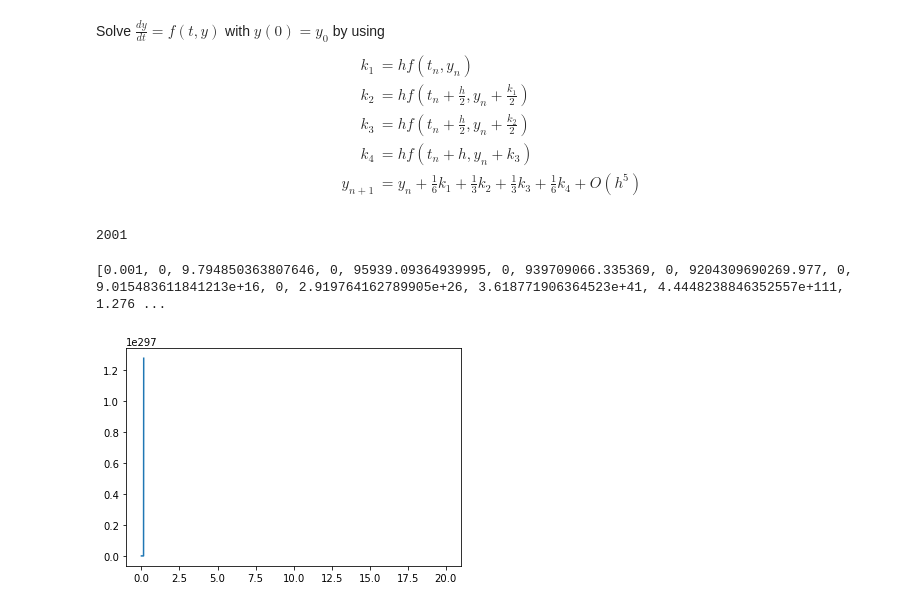
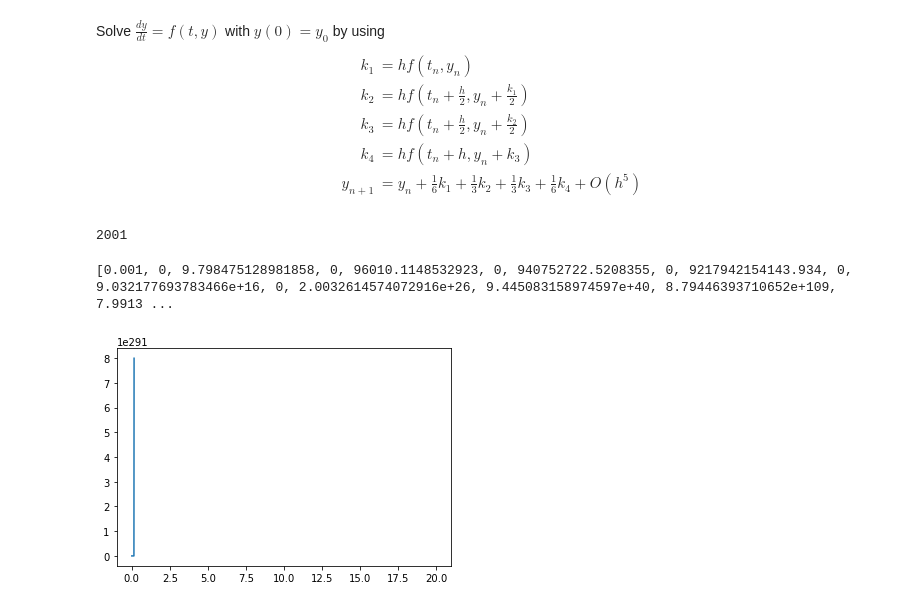
Before and after one commit to yd124/HIVintern2022Summer, a Jupyter notebook: ODEmodel-RK.ipynb, the cells around one changed output. Saved outputs shown, nothing was run; the diff lists cells and outputs as text; code cells hidden in the pictures.

```diff
--- a/ODEmodel-RK.ipynb
+++ b/ODEmodel-RK.ipynb
@@ -42,6 +42,11 @@ df
 | 65 | CHID08 | 31 | 26311 | 0.997 | 1.456 | 4.420137 |
 | 66 | CHID08 | 33 | 17425 | 0.872 | 1.579 | 4.241173 |
 67 rows × 6 columns
+# %%
+dg = df[['patient','dpi','vRNA']]
+
+dg1 = dg.groupby('patient').get_group('CHID46')
+dg1.to_csv('dg1.csv',index=False)
 # %%
 df1 = df[['patient','dpi','log_vRNA']]
 df2 = df[['patient','dpi','IgM','IgG']].replace('-',np.nan).dropna()
@@ -242,20 +263,20 @@ def predict_v(beta_0,beta_ifty, k, dlt, p, d, tau):
         t += h
 
     return V
-# %%
-len(pred)
-# %% [output]
-2001
+# %%
+len(pred)
+# %% [output]
+2001
 # %%
 # beta_0,beta_ifty, k, dlt, p, d, tau = 4.2*(10**-7),0.76*(10**-7),0.049,0.812,12.962*(10**3),0.032,11
 
 
-pred = predict_v(4.2*(10**-7),0.76*(10**-7),0.049,0.812,12.962*(10**3),0.032,11)
+pred = predict_v( 4.09*(10**-7), 0.233*(10**-6),0.249, 0.775,14.5*(10**3),0.030,7)
 plt.plot(np.arange(0,20.005,0.01),pred)
 print(pred)
 # %% [output]
-[0.001, 0, 9.794850363807646, 0, 95939.09364939995, 0, 939709066.335369, 0, 9204309690269.977, 0, 9.015483611841213e+16, 0, 2.919764162789905e+26, 3.618771906364523e+41, 4.4448238846352557e+111, 1.276 ...
+[0.001, 0, 9.798475128981858, 0, 96010.1148532923, 0, 940752722.5208355, 0, 9217942154143.934, 0, 9.032177693783466e+16, 0, 2.0032614574072916e+26, 9.445083158974597e+40, 8.79446393710652e+109, 7.9913 ...
-[figure, old version]
+[figure, new version]
 # %%
 def J(beta_0,beta_infty, k, delta, p, d):
     return 1/N * sum(([np.log10(V[i]) -np.log10(V_true[i])**2 for i in range(N)])
```
Also changed, not shown: parts of 1 cell of this notebook, 3 other files.
